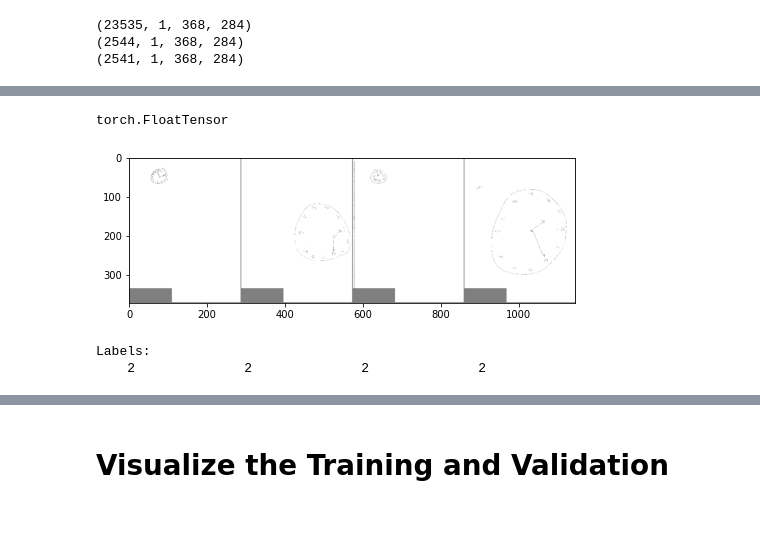
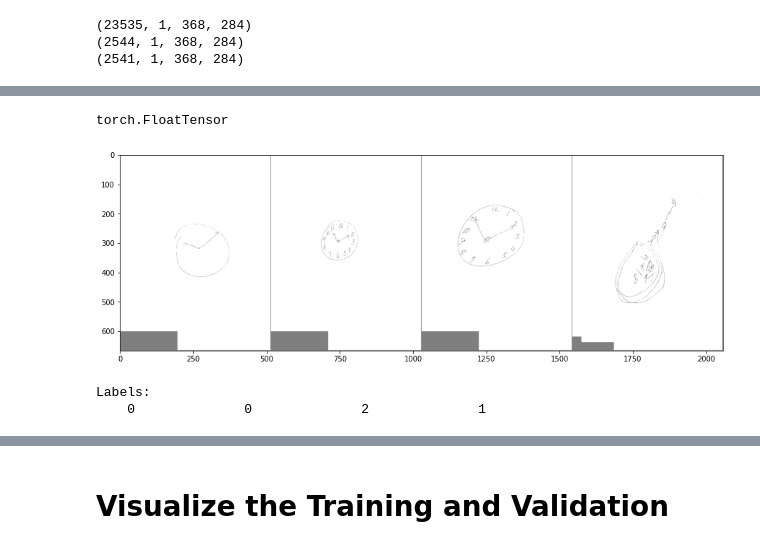
Before and after one commit to ian-byrne/MADSmilestone2, a Jupyter notebook: Supervised_CNN.ipynb, the cells around one changed output, grey strips where cells are left out. Cells and saved outputs as stored; diff of their text form; code cells hidden in the pictures; blank space fills up the shorter version.

Commit message:
larger images

```diff
--- a/Supervised_CNN.ipynb
+++ b/Supervised_CNN.ipynb
@@ -196,7 +197,7 @@ test_data, y_test_tensor = ld.load_np_files(tst_im_path, tst_lb_path)
 (2544, 1, 368, 284)
 (2541, 1, 368, 284)
 # %%
-path = '/content/MADSmilestone2/Data/Dictionaries/dementia_label_dicts/roundIdLabelDict.txt'
+path = '/content/MADSmilestone2/Data/Dictionaries/dementia_label_dicts/customLabelDict.txt'
 cust_file = open(path, "r")
 #print(cust_file.readline())
 contents = cust_file.read()
@@ -260,7 +317,7 @@ train_set, val_set, test_set = torch.utils.data.random_split(dataset, [4839, 103
 # %%
-train_loader = torch.utils.data.DataLoader(train_set, batch_size = 32, shuffle = True, num_workers = 6)
-validate_loader = torch.utils.data.DataLoader(val_set, batch_size = 8, shuffle = True, num_workers = 6) #64, 8,1
-test_loader = torch.utils.data.DataLoader(test_set, batch_size = 8, shuffle = False)
+train_loader = torch.utils.data.DataLoader(train_set, batch_size = 4, shuffle = True, num_workers = 6)
+validate_loader = torch.utils.data.DataLoader(val_set, batch_size = 4, shuffle = True, num_workers = 6) #64, 8,1
+test_loader = torch.utils.data.DataLoader(test_set, batch_size = 1, shuffle = False)
 # %%
 """Create arrays to store the data and labels
 Create separate files for train, val, test
@@ -289,33 +346,33 @@ classes = (0, 1, 2)"""
 # %%
 #Labels
 classes = (0, 1, 2)
 def imshow(img):
     img = img / 2 + 0.5     # unnormalize
     npimg = img.numpy()
-    plt.figure(figsize=(8,10))
+    plt.figure(figsize=(15,20))
     plt.imshow(np.transpose(npimg, (1, 2, 0)))
     plt.show()
 
 batch = 8
 # get some random training images
-dataiter = iter(test_loader)
+dataiter = iter(train_loader)
 images, labels = dataiter.next()
 #print(images.size())
 print(images.type())
 #images = images.unsqueeze(1)
 #print(type(np.float32(labels)))
 # show images
 imshow(torchvision.utils.make_grid(images, nrow = 4))
 # print labels
 print('Labels:')
 print('          '.join('%5s' % classes[labels[j]] for j in range(4)))
 
 #Printing as RGB, just using basic pytorch dataloader likely converting to rbg
 # %% [output]
 torch.FloatTensor
-[figure, old version]
+[figure, new version]
 Labels:
-    2              2              2              2
+    0              0              2              1
 # %%
 # Set to GPU
 device = torch.device('cuda:0' if torch.cuda.is_available() else 'cpu')
```
Also changed, not shown: parts of 16 cells of this notebook.
